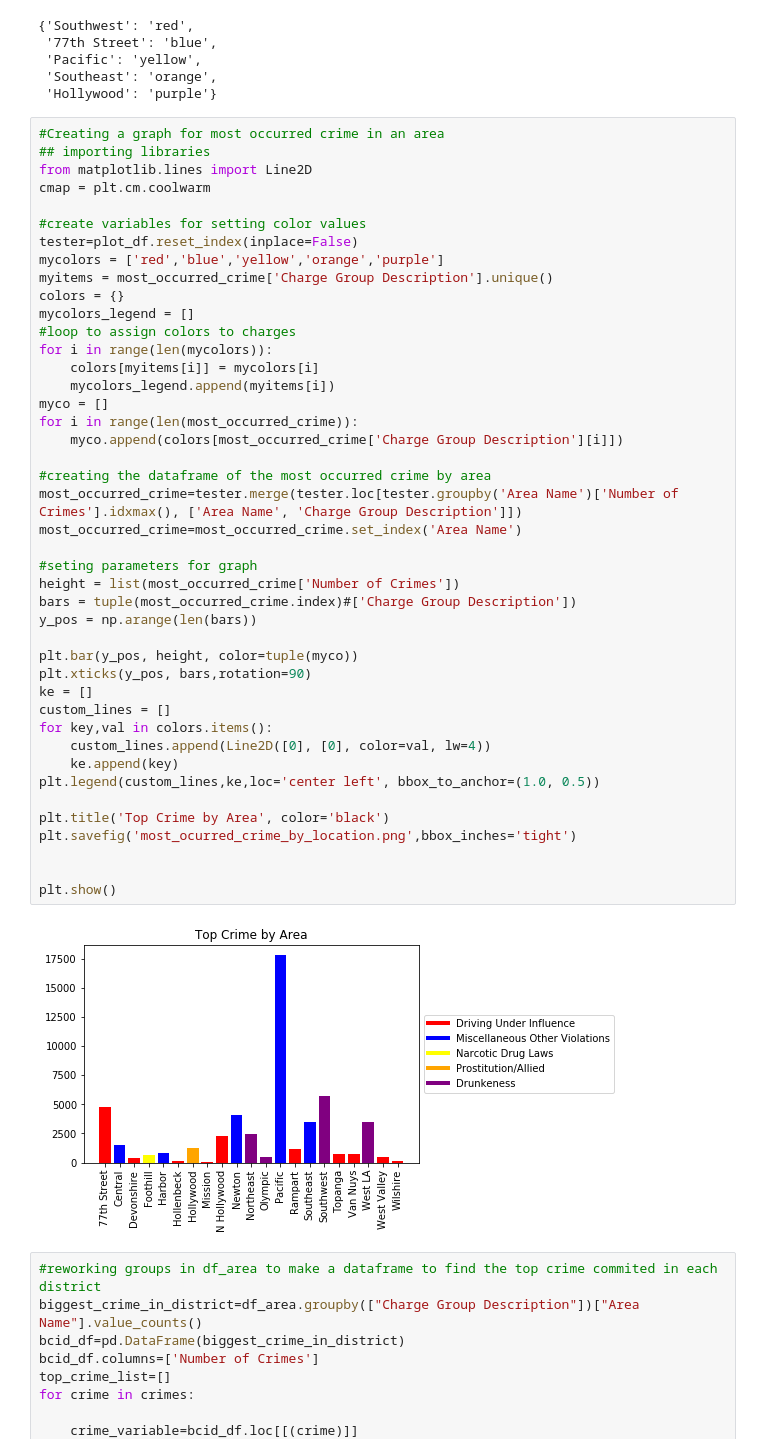
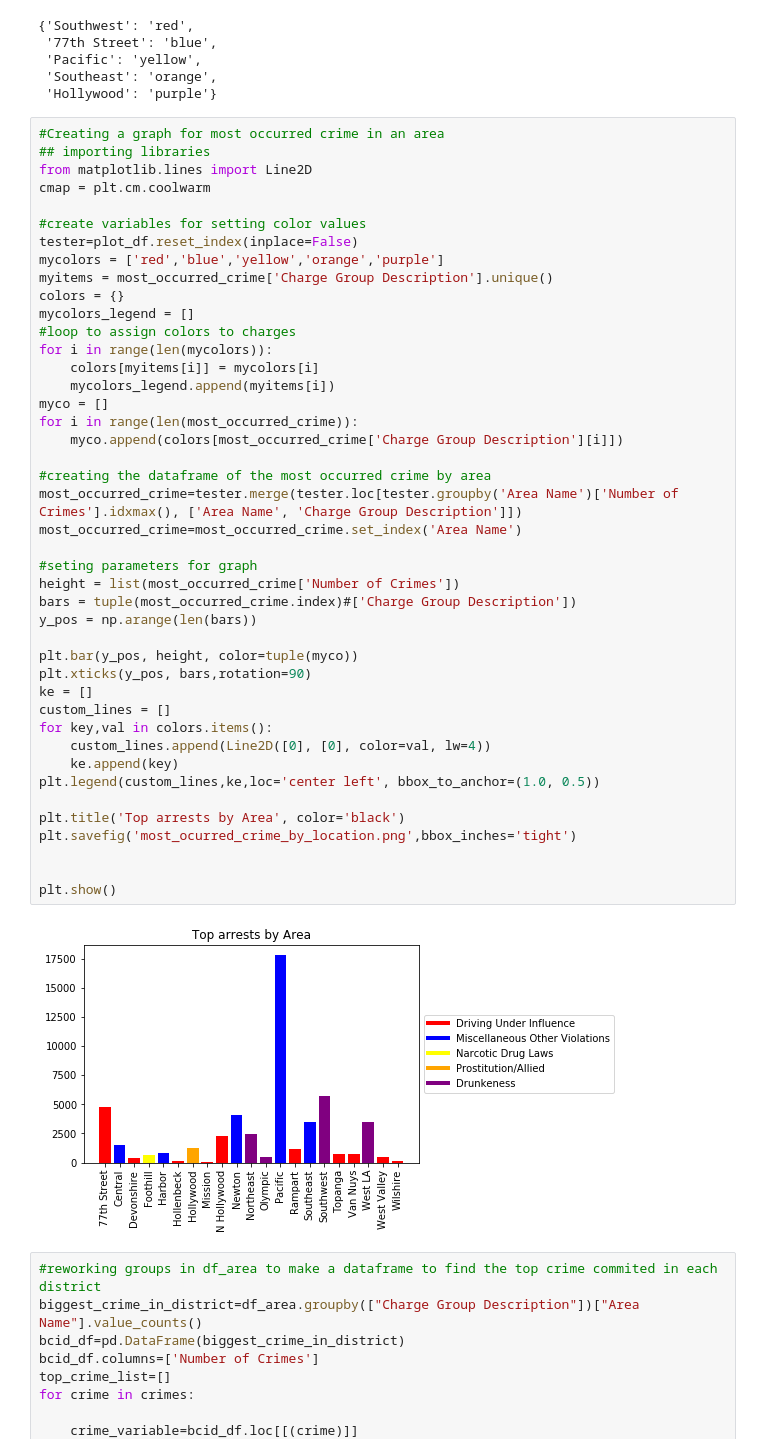
Before and after one commit to dshen90/Pandas_investigations_Inc_2, a Jupyter notebook: Crime_starter.ipynb, the cells around one changed output. Drawn from its saved outputs; the diff is of its cells as text.

```diff
--- a/Crime_starter.ipynb
+++ b/Crime_starter.ipynb
@@ -228,35 +228,35 @@ mycolors_legend = []
 for i in range(len(mycolors)):
     colors[myitems[i]] = mycolors[i]
     mycolors_legend.append(myitems[i])
 myco = []
 for i in range(len(most_occurred_crime)):
     myco.append(colors[most_occurred_crime['Charge Group Description'][i]])
 
 #creating the dataframe of the most occurred crime by area
 most_occurred_crime=tester.merge(tester.loc[tester.groupby('Area Name')['Number of Crimes'].idxmax(), ['Area Name', 'Charge Group Description']])
 most_occurred_crime=most_occurred_crime.set_index('Area Name')
 
 #seting parameters for graph
 height = list(most_occurred_crime['Number of Crimes'])
 bars = tuple(most_occurred_crime.index)#['Charge Group Description'])
 y_pos = np.arange(len(bars))
 
 plt.bar(y_pos, height, color=tuple(myco))
 plt.xticks(y_pos, bars,rotation=90)
 ke = []
 custom_lines = []
 for key,val in colors.items():
     custom_lines.append(Line2D([0], [0], color=val, lw=4))
     ke.append(key)
 plt.legend(custom_lines,ke,loc='center left', bbox_to_anchor=(1.0, 0.5))
 
-plt.title('Top Crime by Area', color='black')
+plt.title('Top arrests by Area', color='black')
 plt.savefig('most_ocurred_crime_by_location.png',bbox_inches='tight')
 
 
 plt.show()
 # %% [output]
-[figure, old version]
+[figure, new version]
 # %%
 #reworking groups in df_area to make a dataframe to find the top crime commited in each district
 biggest_crime_in_district=df_area.groupby(["Charge Group Description"])["Area Name"].value_counts()
```
Also changed, not shown: parts of 1 cell of this notebook, 1 other file.
